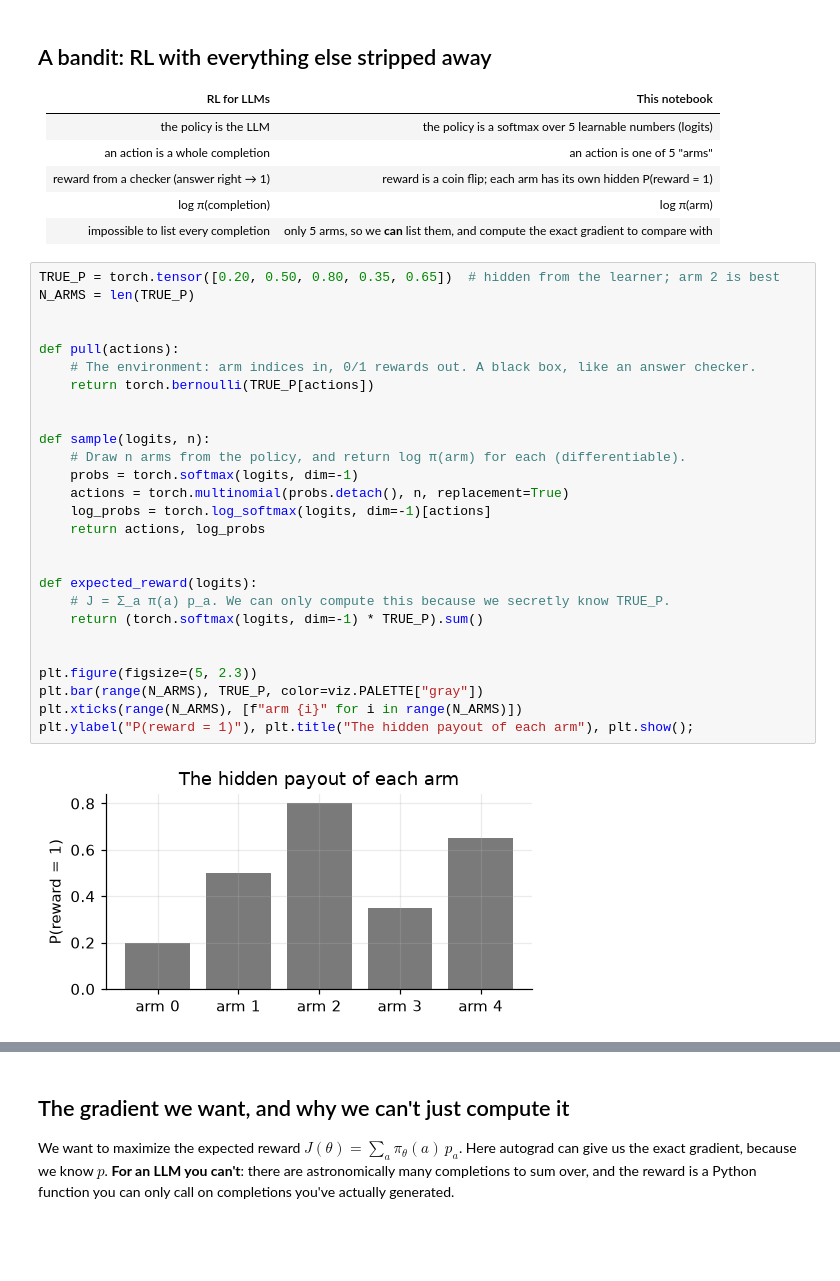
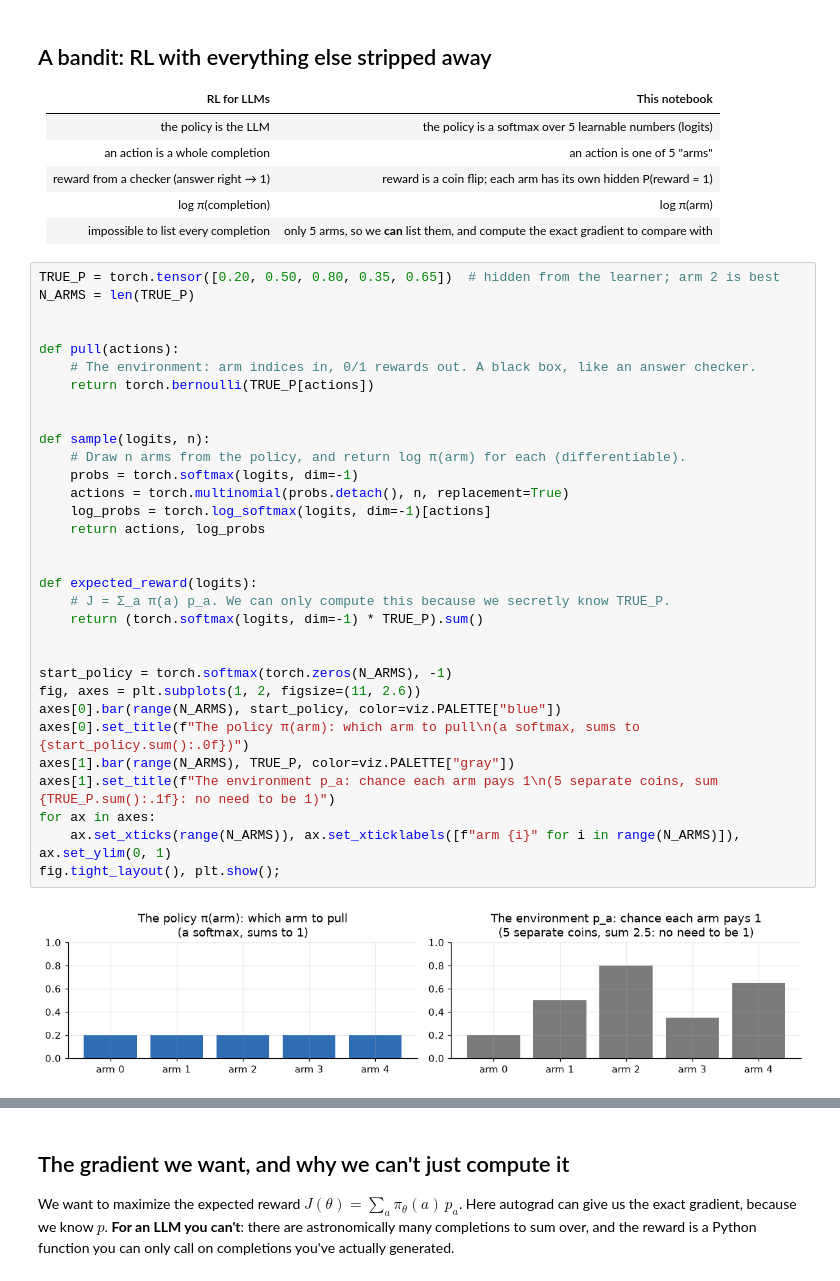
Before and after one commit to amirarsalan90/learning_RL, a Jupyter notebook: notebooks/01_policy_gradient_bandit.ipynb, the cells around one changed output, grey strips where cells are left out. Drawn from its saved outputs; the diff is of its cells as text; blank space fills up the shorter version.

Commit message:
Notebook 1: show policy probabilities vs. arm payouts side by side

```diff
--- a/notebooks/01_policy_gradient_bandit.ipynb
+++ b/notebooks/01_policy_gradient_bandit.ipynb
@@ -28,29 +28,34 @@ viz.figure("rl_loop.svg")
 # %%
 TRUE_P = torch.tensor([0.20, 0.50, 0.80, 0.35, 0.65])  # hidden from the learner; arm 2 is best
 N_ARMS = len(TRUE_P)
 
 
 def pull(actions):
     # The environment: arm indices in, 0/1 rewards out. A black box, like an answer checker.
     return torch.bernoulli(TRUE_P[actions])
 
 
 def sample(logits, n):
     # Draw n arms from the policy, and return log π(arm) for each (differentiable).
     probs = torch.softmax(logits, dim=-1)
     actions = torch.multinomial(probs.detach(), n, replacement=True)
     log_probs = torch.log_softmax(logits, dim=-1)[actions]
     return actions, log_probs
 
 
 def expected_reward(logits):
     # J = Σ_a π(a) p_a. We can only compute this because we secretly know TRUE_P.
     return (torch.softmax(logits, dim=-1) * TRUE_P).sum()
 
 
-plt.figure(figsize=(5, 2.3))
-plt.bar(range(N_ARMS), TRUE_P, color=viz.PALETTE["gray"])
-plt.xticks(range(N_ARMS), [f"arm {i}" for i in range(N_ARMS)])
-plt.ylabel("P(reward = 1)"), plt.title("The hidden payout of each arm"), plt.show();
+start_policy = torch.softmax(torch.zeros(N_ARMS), -1)
+fig, axes = plt.subplots(1, 2, figsize=(11, 2.6))
+axes[0].bar(range(N_ARMS), start_policy, color=viz.PALETTE["blue"])
+axes[0].set_title(f"The policy π(arm): which arm to pull\n(a softmax, sums to {start_policy.sum():.0f})")
+axes[1].bar(range(N_ARMS), TRUE_P, color=viz.PALETTE["gray"])
+axes[1].set_title(f"The environment p_a: chance each arm pays 1\n(5 separate coins, sum {TRUE_P.sum():.1f}: no need to be 1)")
+for ax in axes:
+    ax.set_xticks(range(N_ARMS)), ax.set_xticklabels([f"arm {i}" for i in range(N_ARMS)]), ax.set_ylim(0, 1)
+fig.tight_layout(), plt.show();
 # %% [output]
-[figure, old version]
+[figure, new version]
```
Also changed, not shown: parts of 1 cell of this notebook, 1 other file.
